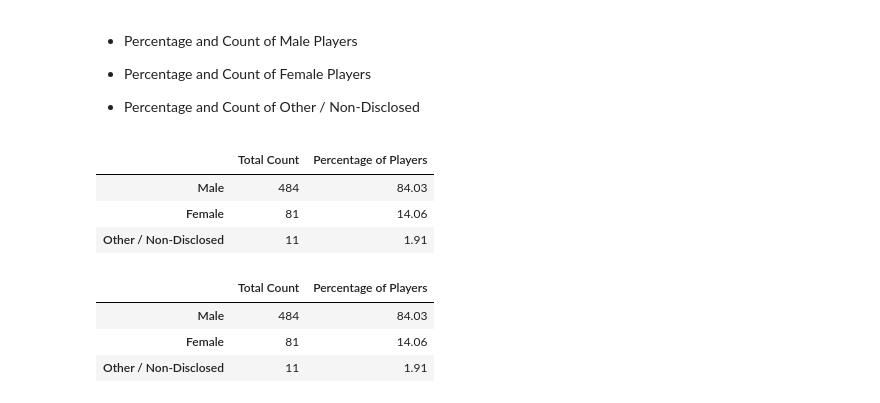
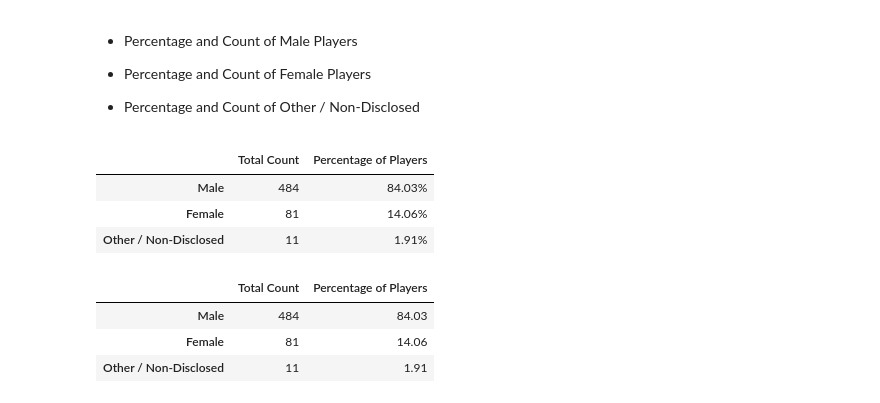
Before and after one commit to UncleBacon/Pandas-Challenge, a Jupyter notebook: HOPBB Mon02Sept.ipynb, the cells around one changed output. Drawn from its saved outputs; the diff is of its cells as text; code cells hidden in the pictures.

```diff
--- a/HOPBB Mon02Sept.ipynb
+++ b/HOPBB Mon02Sept.ipynb
@@ -6,7 +6,7 @@
 import pandas as pd
 
 # File to Load (Remember to Change These)
-file_to_load = "Resources/purchase_data.csv"
+file_to_load = r"C:\Users\bastaw1\PycharmProjects\GitHub\RU-SOM-DATA-PT-08-2019-U-C\homework\04-Pandas\Instructions\HeroesOfPymoli\Resources\purchase_data.csv"
 
 # Read Purchasing File and store into Pandas data frame
 df = pd.read_csv(file_to_load)
@@ -72,16 +72,16 @@ summary.style.format('${0:,.2f}', subset=['Average Price','Total Revenue'])
 # %%
 TotalCount = df.groupby('Gender').nunique()["SN"]
 
 Percentage = TotalCount/count*100
 Percentage
 demos = pd.DataFrame({'Total Count':TotalCount,'Percentage of Players':Percentage})
 demos.index.name = None
-demos.sort_values("Total Count",ascending = False).style.format('{0:,.2f}', subset=['Percentage of Players'])
+demos.sort_values("Total Count",ascending = False).style.format('{0:,.2f}%', subset=['Percentage of Players'])
 # %% [output]
 |  | Total Count | Percentage of Players |
-| Male | 484 | 84.03 |
-| Female | 81 | 14.06 |
-| Other / Non-Disclosed | 11 | 1.91 |
+| Male | 484 | 84.03% |
+| Female | 81 | 14.06% |
+| Other / Non-Disclosed | 11 | 1.91% |
 # %%
 # %% [output]
 |  | Total Count | Percentage of Players |
```
Also changed, not shown: parts of 1 cell of this notebook.
